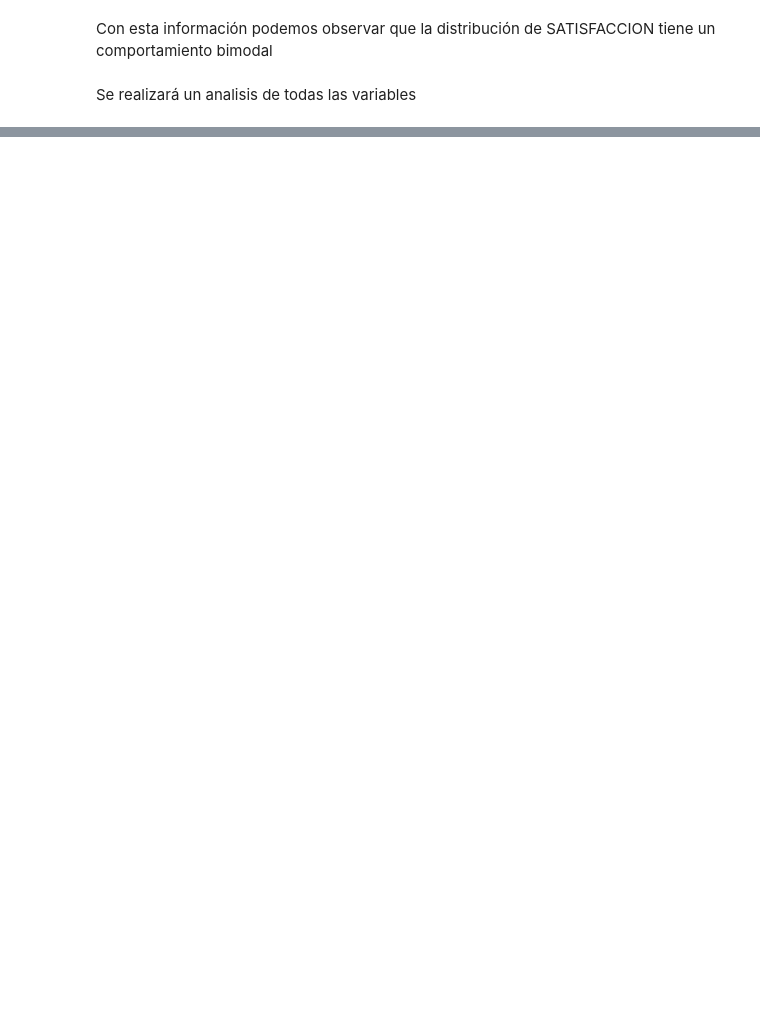
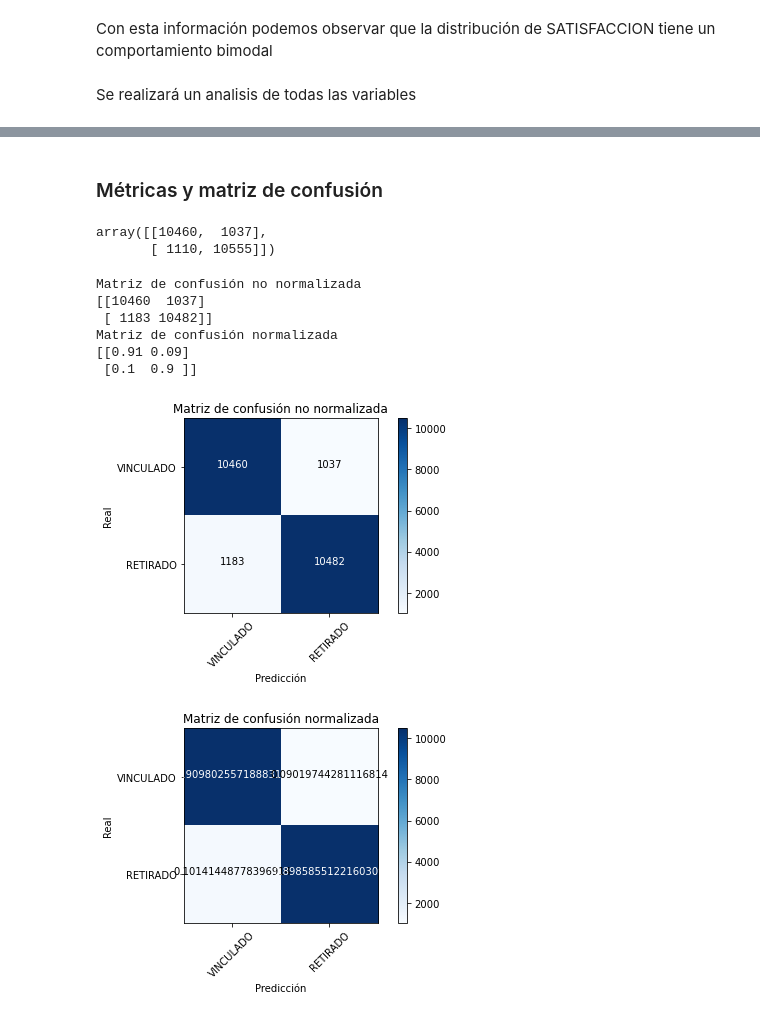
Before and after one commit to JuanDavidBallesteros/Telco-ML, a Jupyter notebook: Proyecto Final.ipynb, the cells around one changed output, grey strips where cells are left out. Drawn from its saved outputs; the diff is of its cells as text; code cells hidden in the pictures; blank space fills up the shorter version.

```diff
--- a/Proyecto Final.ipynb
+++ b/Proyecto Final.ipynb
@@ -369,0 +473,4 @@ df_num.head()
+# %%
+predictions = logReg.predict(dataset)
+for (pred, i) in zip(predictions, range(len(predictions))):
+    print('Expected %d, Got %d.' % (res[i], round(pred)))
@@ -369,0 +503,4 @@ df_num.head()
+# %%
+k=5
+knn = neighbors.KNeighborsClassifier(n_neighbors=k)
+knn.fit(dataset, res)
@@ -369,0 +509,2 @@ df_num.head()
+# %%
+y_pred = knn.predict(dataset)
@@ -369,0 +525,62 @@ df_num.head()
+# %% [markdown]
+### Métricas y matriz de confusión
+# %%
+cm= metrics.confusion_matrix(res, y_pred)
+cm
+# %% [output]
+array([[10460,  1037],
+       [ 1110, 10555]])
+# %%
+import itertools
+def plot_confusion_matrix(cm, classes,
+                          normalize=False,
+                          title='Matriz de confusión',
+                          cmap=plt.cm.Blues):
+
+    plt.imshow(cm, interpolation='nearest', cmap=cmap)
+    plt.title(title)
+    plt.colorbar()
+    tick_marks = np.arange(len(Estado_Names))
+    plt.xticks(tick_marks, Estado_Names, rotation=45)
+    plt.yticks(tick_marks, Estado_Names)
+
+    if normalize:
+        cm = cm.astype('float') / cm.sum(axis=1)[:, np.newaxis]
+        print("Matriz de confusión normalizada")
+    else:
+        print('Matriz de confusión no normalizada')
+
+    print(cm)
+
+    thresh = cm.max() / 2.
+    for i, j in itertools.product(range(cm.shape[0]), range(cm.shape[1])):
+        plt.text(j, i, cm[i, j],
+                 horizontalalignment="center",
+                 color="white" if cm[i, j] > thresh else "black")
+
+    plt.tight_layout()
+    plt.ylabel('Real')
+    plt.xlabel('Predicción')
+
+cnf_matrix = metrics.confusion_matrix(res, y_pred)
+np.set_printoptions(precision=2)
+
+
+plt.figure()
+plot_confusion_matrix(cnf_matrix, classes=Estado_Names,
+                      title='Matriz de confusión no normalizada')
+
+plt.figure()
+plot_confusion_matrix(cnf_matrix, classes=Estado_Names, normalize=True,
+                      title='Matriz de confusión normalizada')
+
+plt.show()
+# %% [output]
+Matriz de confusión no normalizada
+[[10460  1037]
+ [ 1183 10482]]
+Matriz de confusión normalizada
+[[0.91 0.09]
+ [0.1  0.9 ]]
+[figure, added]
+[figure, added]
```
Also changed, not shown: parts of 35 cells of this notebook.
